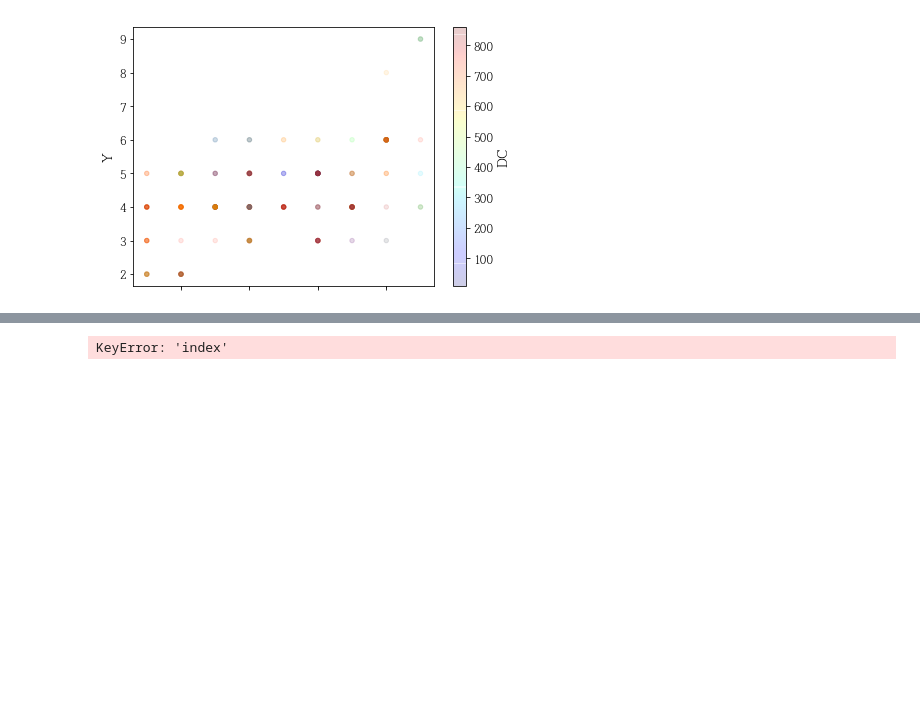
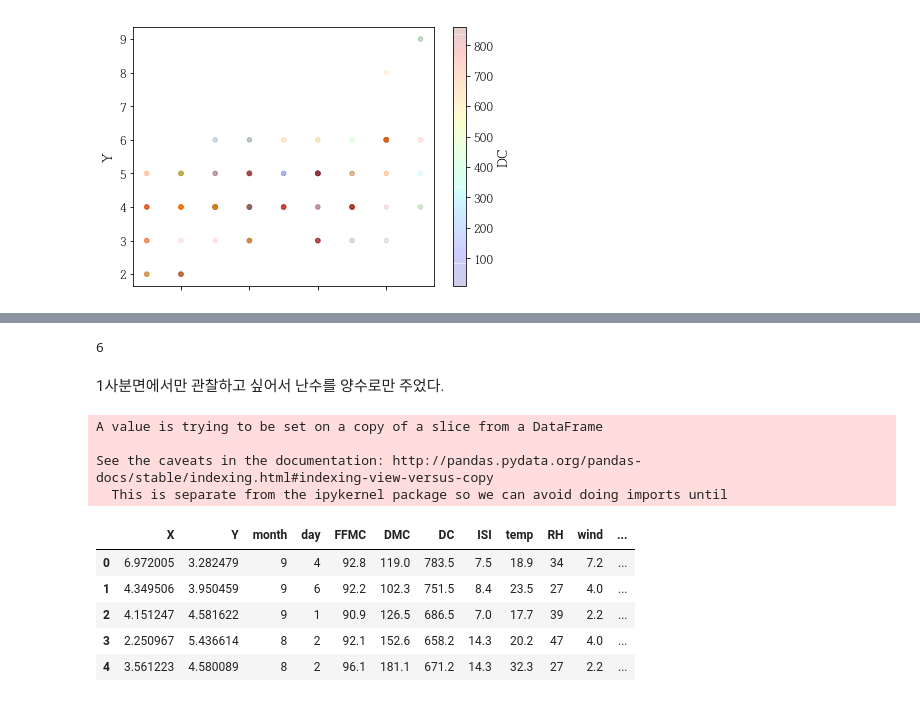
Before and after one commit to backgom2357/Forestfires, a Jupyter notebook: Fireforest.ipynb, the cells around one changed output, grey strips where cells are left out. Drawn from its saved outputs; the diff is of its cells as text; code cells hidden in the pictures; blank space fills up the shorter version.

```diff
--- a/Fireforest.ipynb
+++ b/Fireforest.ipynb
@@ -262,6 +261,0 @@ save_fig("scatter_plot")
-# %%
-forestfires["X"].reset_index()
-del forestfires["X"]["index"]
-forestfires["X"]
-# %% [output]
-KeyError: 'index'
@@ -270,0 +262,8 @@ for i in range(len(forestfires)):
+# %%
+forestfires_new_index = forestfires.reset_index().copy()
+del forestfires_new_index["index"]
+forestfires_new_index["X"][0]
+# %% [output]
+6
+# %% [markdown]
+1사분면에서만 관찰하고 싶어서 난수를 양수로만 주었다.
@@ -270,0 +273,16 @@ for i in range(len(forestfires)):
+# %%
+for i in range(len(forestfires_new_index)):
+
+    forestfires_new_index["Y"][i] = float(forestfires_new_index["Y"][i]) + np.random.rand()
+forestfires_new_index.head()
+# %% [output]
+A value is trying to be set on a copy of a slice from a DataFrame
+
+See the caveats in the documentation: http://pandas.pydata.org/pandas-docs/stable/indexing.html#indexing-view-versus-copy
+  This is separate from the ipykernel package so we can avoid doing imports until
+|  | X | Y | month | day | FFMC | DMC | DC | ISI | temp | RH | wind | ... |
+| 0 | 6.972005 | 3.282479 | 9 | 4 | 92.8 | 119.0 | 783.5 | 7.5 | 18.9 | 34 | 7.2 | ... |
+| 1 | 4.349506 | 3.950459 | 9 | 6 | 92.2 | 102.3 | 751.5 | 8.4 | 23.5 | 27 | 4.0 | ... |
+| 2 | 4.151247 | 4.581622 | 9 | 1 | 90.9 | 126.5 | 686.5 | 7.0 | 17.7 | 39 | 2.2 | ... |
+| 3 | 2.250967 | 5.436614 | 8 | 2 | 92.1 | 152.6 | 658.2 | 14.3 | 20.2 | 47 | 4.0 | ... |
+| 4 | 3.561223 | 4.580089 | 8 | 2 | 96.1 | 181.1 | 671.2 | 14.3 | 32.3 | 27 | 2.2 | ... |
```
Also changed, not shown: parts of 12 cells of this notebook, 3 other files.
